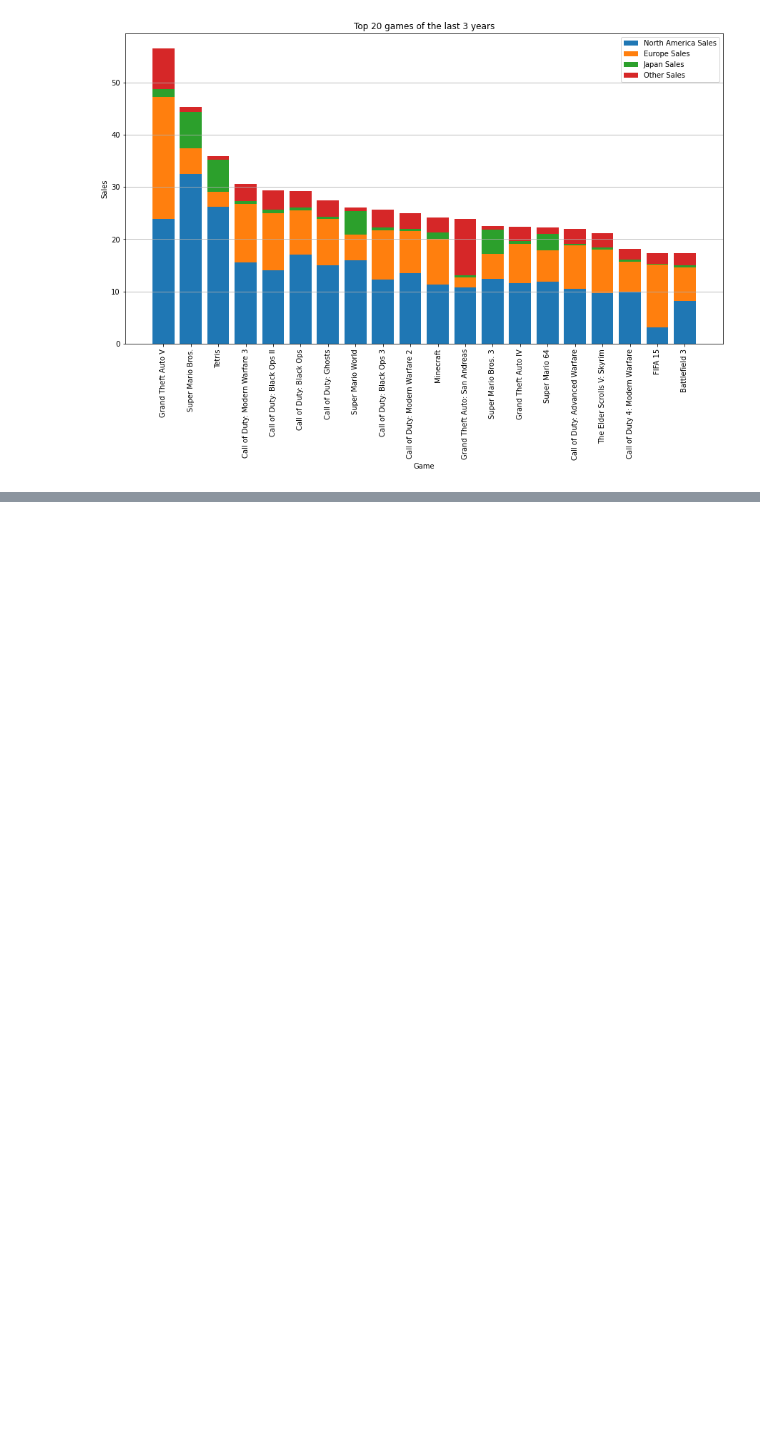
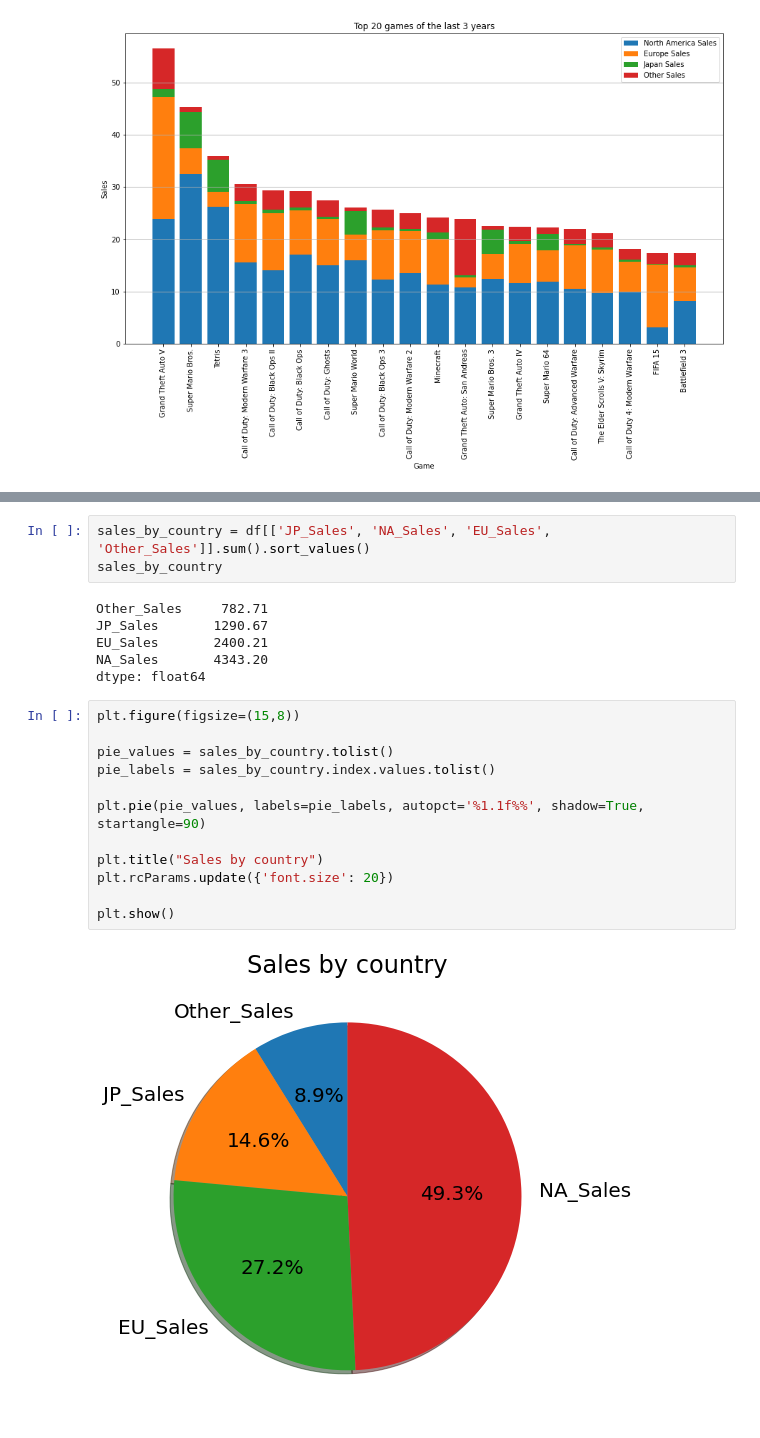
Before and after one commit to migueldf/data-storytelling, a Jupyter notebook: main.ipynb, the cells around one changed output, grey strips where cells are left out. Saved outputs shown, nothing was run; the diff lists cells and outputs as text; blank space fills up the shorter version.

```diff
--- a/main.ipynb
+++ b/main.ipynb
@@ -165,0 +179,23 @@ sns.scatterplot(launches_by_platform['Name'],sales_by_platform['Global_Sales'],
+# %%
+sales_by_country = df[['JP_Sales', 'NA_Sales', 'EU_Sales', 'Other_Sales']].sum().sort_values()
+sales_by_country
+# %% [output]
+Other_Sales     782.71
+JP_Sales       1290.67
+EU_Sales       2400.21
+NA_Sales       4343.20
+dtype: float64
+# %%
+plt.figure(figsize=(15,8))
+
+pie_values = sales_by_country.tolist()
+pie_labels = sales_by_country.index.values.tolist()
+
+plt.pie(pie_values, labels=pie_labels, autopct='%1.1f%%', shadow=True, startangle=90)
+
+plt.title("Sales by country")
+plt.rcParams.update({'font.size': 20})
+
+plt.show()
+# %% [output]
+[figure, added]
```
Also changed, not shown: parts of 19 cells of this notebook.
